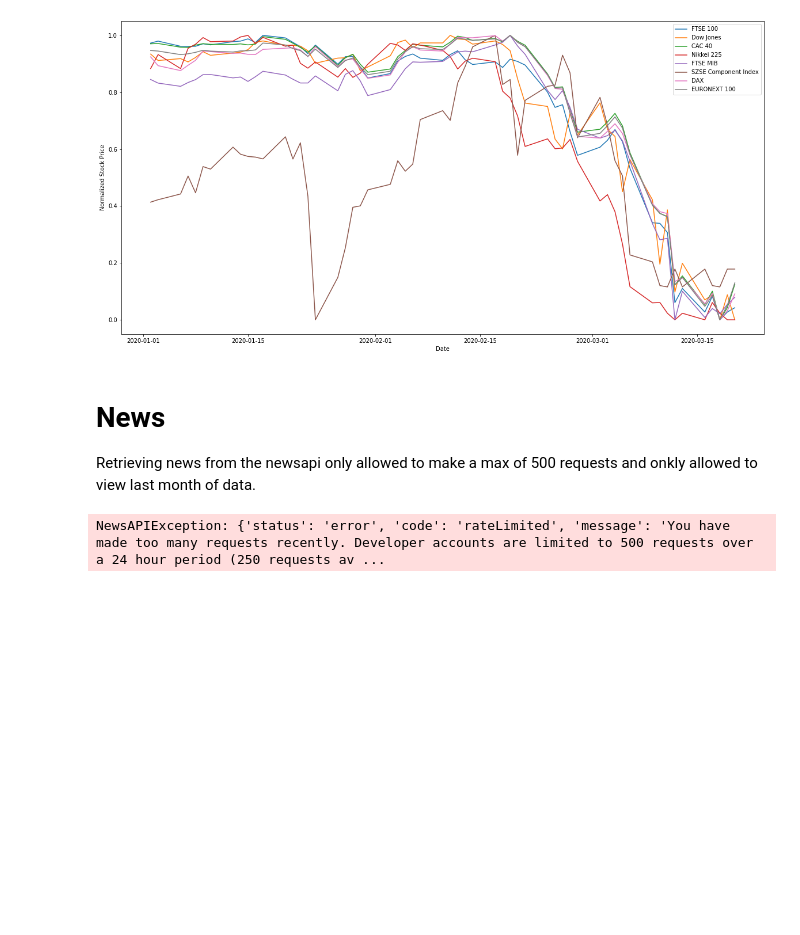
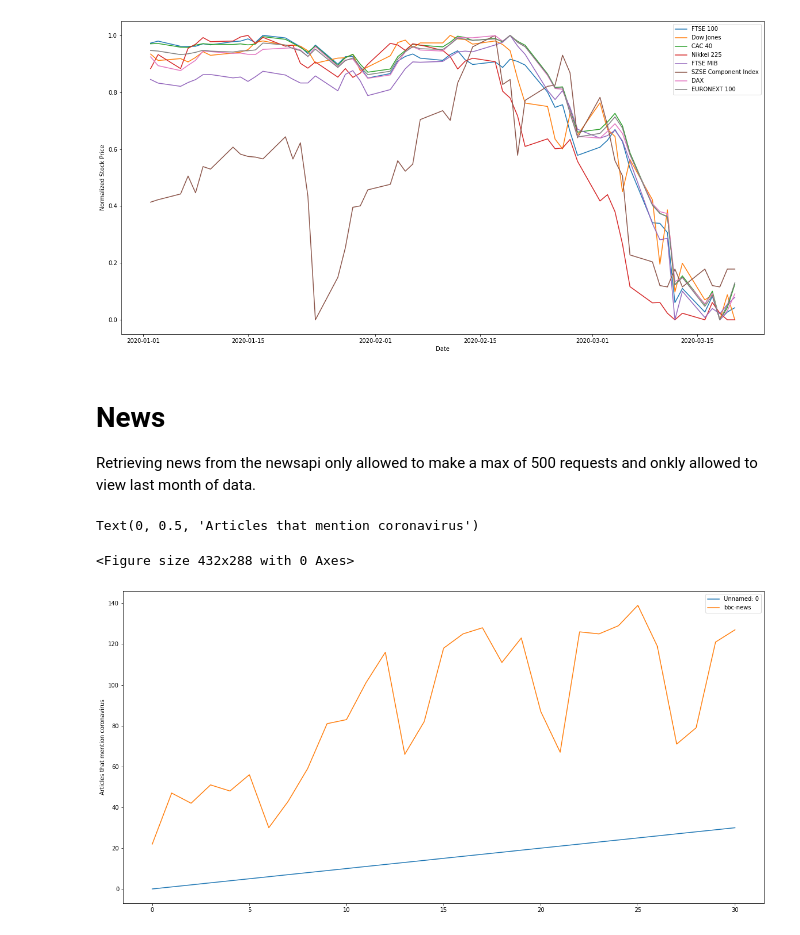
Before and after one commit to wray27/Coronavirus-Sentiment, a Jupyter notebook: notebooks/Sources.ipynb, the cells around one changed output. Cells and saved outputs as stored; diff of their text form; code cells hidden in the pictures; blank space fills up the shorter version.

```diff
--- a/notebooks/Sources.ipynb
+++ b/notebooks/Sources.ipynb
@@ -260,43 +260,45 @@ Retrieving news from the newsapi only allowed to make a max of 500 requests and
 # # Init
 # # newsapi = NewsApiClient(api_key=token)
 
 start = "2020-03-01"
 end = "2020-03-31"
 
 start_date = datetime.strptime(start,'%Y-%m-%d')
 end_date = datetime.strptime(end,'%Y-%m-%d')
 
 days = pd.date_range(start=start,end=end).to_pydatetime().tolist()
 day_list  = [datetime.strftime(d,'%Y-%m-%d') for d in days]
 
 # sources = newsapi.get_sources()['sources']
 # s_names = [ sources[s]['id'] for s in range(len(sources))]
 # print(s_names)
 # countries = list( dict.fromkeys( [ sources[s]['country'] for s in range(len(sources)) ] ))
 # countries = ['us', 'gb','fr', 'es','it', 'de', 'zh', 'ru']
 # # print(countries, len(countries))
 
 # # getting all articles mentioning coronavirus
-sources = ["bbc-news", "cnn", "fox-news", "die-zeit","google-news-fr", "google-news-it", "xinhua-net"]
-data = [[0 for x in range(len(sources))] for y in range(len(day_list))]
-for d in range(len(day_list)):
-    for s in range(len(sources)):
-        news = newsapi.get_everything(q='coronavirus',sources=sources[s],from_param=day_list[d],to=day_list[d])
-        day_mentions = news['totalResults']
-        data[d][s] = day_mentions
+# sources = ["bbc-news", "cnn", "fox-news", "die-zeit","google-news-fr", "google-news-it", "xinhua-net"]
+# data = [[0 for x in range(len(sources))] for y in range(len(day_list))]
+# for d in range(len(day_list)):
+#     for s in range(len(sources)):
+#         news = newsapi.get_everything(q='coronavirus',sources=sources[s],from_param=day_list[d],to=day_list[d])
+#         day_mentions = news['totalResults']
+#         data[d][s] = day_mentions
 
-df = pd.DataFrame(data, index=days, columns=sources)
+# df = pd.DataFrame(data, index=days, columns=sources)
 
-# saving Data to a csv file
-df.to_csv(path_or_buf="../data/news_mentions.csv",index=True)
-print(df)
+# # saving Data to a csv file
+# df.to_csv(path_or_buf="../data/news_mentions.csv",index=True)
+# print(df)
 
 # # loading data from csv file
-# df = pd.read_csv(filepath_or_buffer="../data/news_mentions.csv")
+df = pd.read_csv(filepath_or_buffer="../data/news_mentions.csv")
 
 # displaying the dataframe
 plt.figure()
 ax = df.plot(figsize=(20,10))
 ax.set_ylabel('Articles that mention coronavirus')
 # %% [output]
-NewsAPIException: {'status': 'error', 'code': 'rateLimited', 'message': 'You have made too many requests recently. Developer accounts are limited to 500 requests over a 24 hour period (250 requests av ...
+Text(0, 0.5, 'Articles that mention coronavirus')
+<Figure size 432x288 with 0 Axes>
+[figure, added]
```
